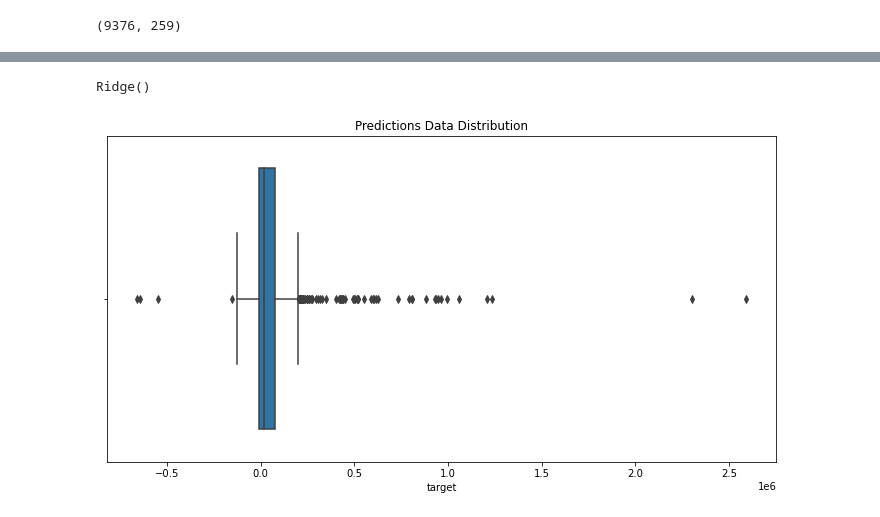
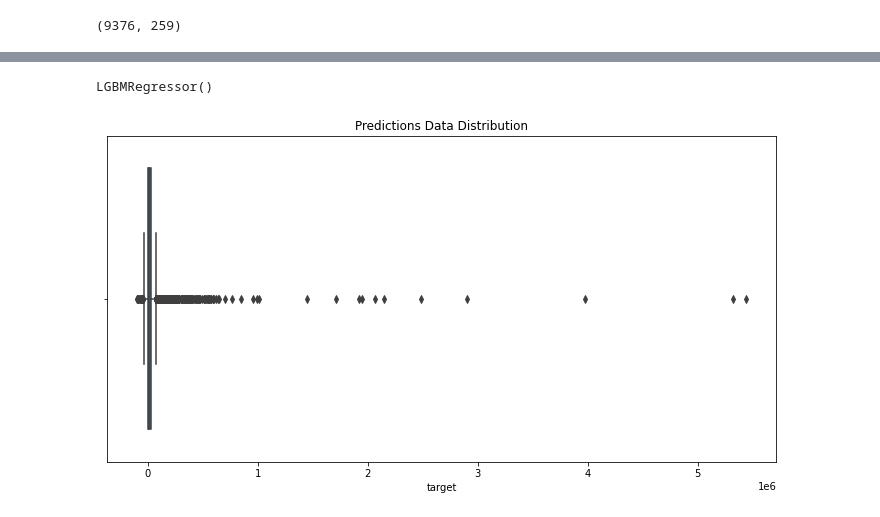
Before and after one commit to simiel/2022UHA, a Jupyter notebook: notebook/2.ipynb, the cells around one changed output, grey strips where cells are left out. Cells and saved outputs as stored; diff of their text form; code cells hidden in the pictures.

```diff
--- a/notebook/2.ipynb
+++ b/notebook/2.ipynb
@@ -130,7 +130,7 @@ y = train.target
 X_train, X_test, y_train, y_test = train_test_split(X,y,test_size=0.5, random_state=123)
 
 # Train model
-model = LinearRegression()
+model = XGBRegressor()
 model.fit(X, y)
 # model.fit(X_train, y_train)
 
@@ -144,7 +152,7 @@ LinearRegression()
 # %%
 
 # Train model2
-model2 = Ridge()
+model2 = LGBMRegressor()
 model2.fit(X, y)
 
 # Make predictions
@@ -153,25 +161,25 @@ model2.fit(X, y)
 # Check the MAE score of the model
 # print(f'LinearRegression MAE score on the X_test is: {mean_absolute_error(y_test, y_pred)}')
 # %% [output]
-Ridge()
+LGBMRegressor()
 # %%
 # Make prediction on the test set
 test_df = test[feature_cols]
 predictions = model.predict(test_df)
 
 # # Create a submission file
 sub_file = samplesubmission.copy()
 sub_file.target = predictions
 
 # Check the distribution of your predictions
 plt.figure(figsize=(12, 6))
 sns.boxplot(sub_file.target)
 plt.title('Predictions Data Distribution')
 
 # Write to csv file to submit to Zindi
-sub_file.to_csv("LinearCCenc.csv", index = False)
+sub_file.to_csv("XGBMCCenc.csv", index = False)
 # %% [output]
-[figure, old version]
+[figure, new version]
 # %%
 # Make prediction on the test set
 test_df = test[feature_cols]
```
Also changed, not shown: parts of 4 cells of this notebook, 4 other files.
